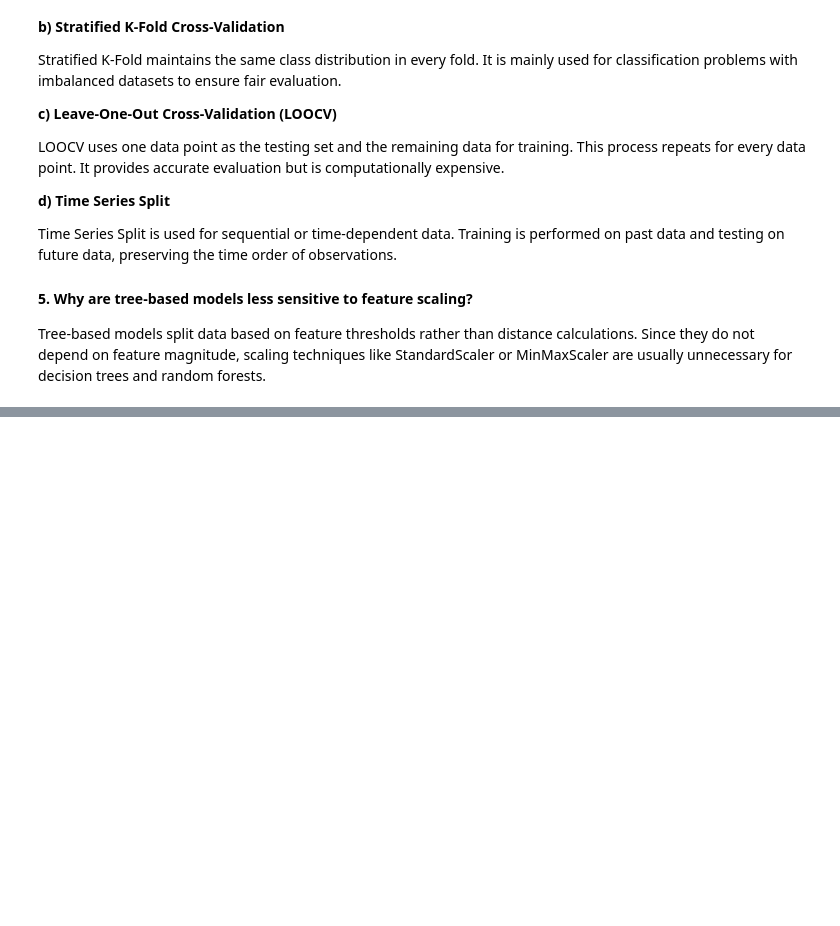
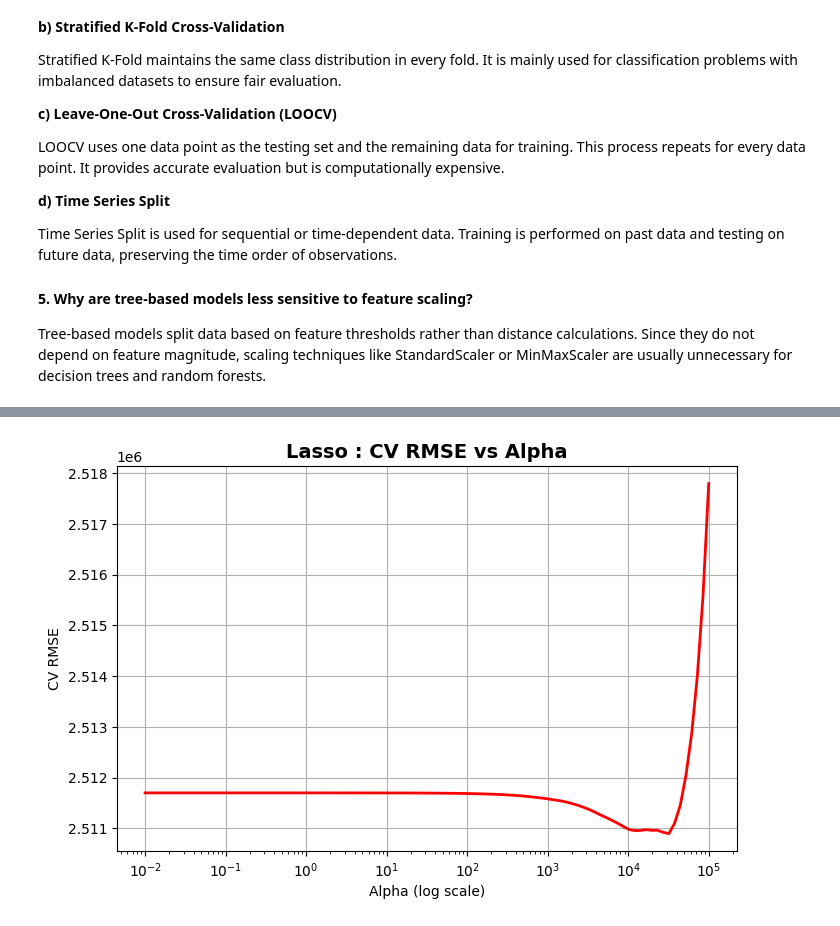
Before and after one commit to dishalukhi123/Supervised-Learning, a Jupyter notebook: PR 2/house_price.ipynb, the cells around one changed output, grey strips where cells are left out. Cells and saved outputs as stored; diff of their text form; code cells hidden in the pictures; blank space fills up the shorter version.

```diff
--- a/PR 2/house_price.ipynb
+++ b/PR 2/house_price.ipynb
@@ -49,0 +445,26 @@ Tree-based models split data based on feature thresholds rather than distance ca
+# %%
+plt.figure(figsize=(8,5))
+
+plt.plot(
+    alphas,
+    lasso_scores,
+    color='red',
+    linewidth=2
+)
+
+plt.xscale('log')
+
+plt.title(
+    "Lasso : CV RMSE vs Alpha",
+    fontsize=14,
+    fontweight='bold'
+)
+
+plt.xlabel("Alpha (log scale)")
+plt.ylabel("CV RMSE")
+
+plt.grid(True)
+
+plt.show()
+# %% [output]
+[figure, added]
```
Also changed, not shown: parts of 71 cells of this notebook, 9 other files.
